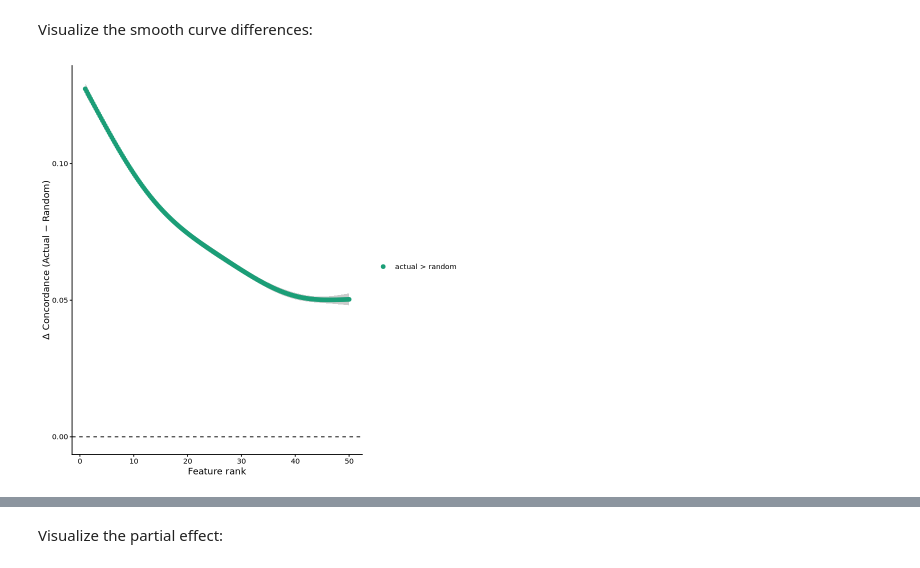
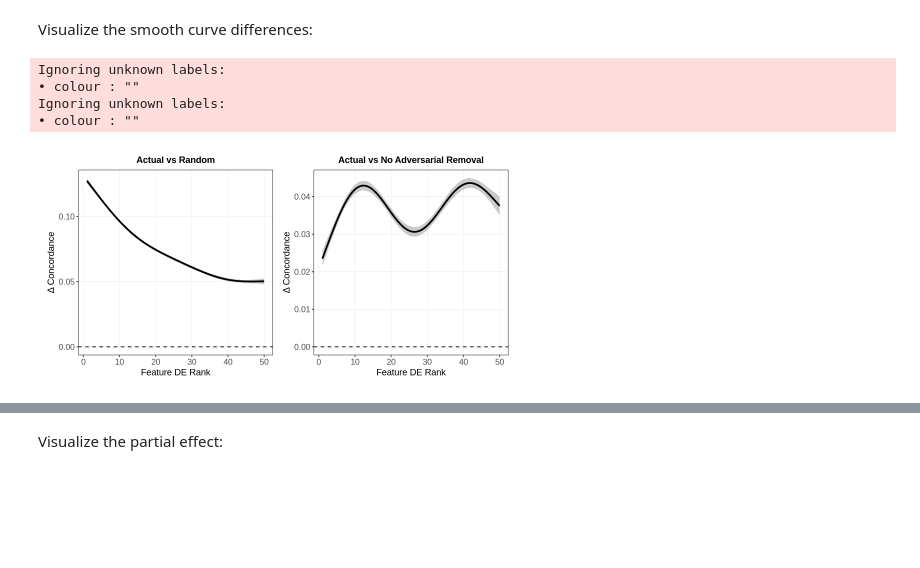
Before and after one commit to hmbaghdassarian/scLEMBAS, a Jupyter notebook: notebooks/McCauley_2024/06_assess_predictions/02_counterfactual_separation/01Bii_concordance_GAMM.ipynb, the cells around one changed output, grey strips where cells are left out. Drawn from its saved outputs; the diff is of its cells as text; code cells hidden in the pictures; blank space fills up the shorter version.

Commit message:
adversarial removal assessment

```diff
--- a/notebooks/McCauley_2024/06_assess_predictions/02_counterfactual_separation/01Bii_concordance_GAMM.ipynb
+++ b/notebooks/McCauley_2024/06_assess_predictions/02_counterfactual_separation/01Bii_concordance_GAMM.ipynb
@@ -396,24 +448,70 @@ Visualize the smooth curve differences:
 # %%
-ggplot(diff_AR, aes(x = rank, y = diff)) +
+h = 4
+w = 8
+options(
+  repr.plot.width  = w,
+  repr.plot.height = h
+)
+
+p_AR <- ggplot(diff_AR, aes(x = rank, y = diff)) +
   geom_ribbon(
     aes(ymin = lower, ymax = upper),
     alpha = 0.25
   ) +
   geom_line(linewidth = 1) +                 # single continuous fitted contrast
-  geom_point(aes(color = sig), size = 2) +   # significance at each rank
+#   geom_point(aes(color = sig), size = 2) +   # significance at each rank
   geom_hline(yintercept = 0, linetype = "dashed") +
-  scale_color_manual(
-    values = c(
-      "actual > random" = "#1b9e77",
-      "actual < random" = "#d95f02",
-      "Not significant" = "grey40"
-    )
+#   scale_color_manual(
+#     values = c(
+#       "actual > random" = "#1b9e77",
+#       "actual < random" = "#d95f02",
+#       "Not significant" = "grey40"
+#     )
+#   ) +
+  labs(
+    x = "Feature DE Rank",
+    y = "Δ Concordance",
+    color = ""
+  ) + ggtitle("Actual vs Random") +
+  theme_pub_bw() + theme(legend.position = "none", plot.title = element_text(hjust = 0.5))
+
+
+p_AN <- ggplot(diff_AN, aes(x = rank, y = diff)) +
+  geom_ribbon(
+    aes(ymin = lower, ymax = upper),
+    alpha = 0.25
   ) +
+  geom_line(linewidth = 1) +                 # single continuous fitted contrast
+#   geom_point(aes(color = sig), size = 2) +   # significance at each rank
+  geom_hline(yintercept = 0, linetype = "dashed") +
+#   scale_color_manual(
+#     values = c(
+#       "actual > noadv" = "#1b9e77",
+#       "actual < noadv" = "#d95f02",
+#       "Not significant" = "grey40"
+#     )
+#   ) +
   labs(
-    x = "Feature rank",
-    y = "Δ Concordance (Actual − Random)",
+    x = "Feature DE Rank",
+    y = "Δ Concordance",
     color = ""
-  ) +
-  theme_classic()
+  ) + ggtitle("Actual vs No Adversarial Removal") +
+  theme_pub_bw() + theme(legend.position = "none", plot.title = element_text(hjust = 0.5))
+
+p_both <- p_AR | p_AN
+
+p_both
+
+# ggsave(
+#     file.path(data_path, 'figures', ??),
+#   plot = p_all,
+#   width = h,
+#   height = w,
+#   units = "in"
+# )
 # %% [output]
+Ignoring unknown labels:
+• colour : ""
+Ignoring unknown labels:
+• colour : ""
-[figure, old version]
+[figure, new version]
```
Also changed, not shown: parts of 9 cells of this notebook, 8 other files.
